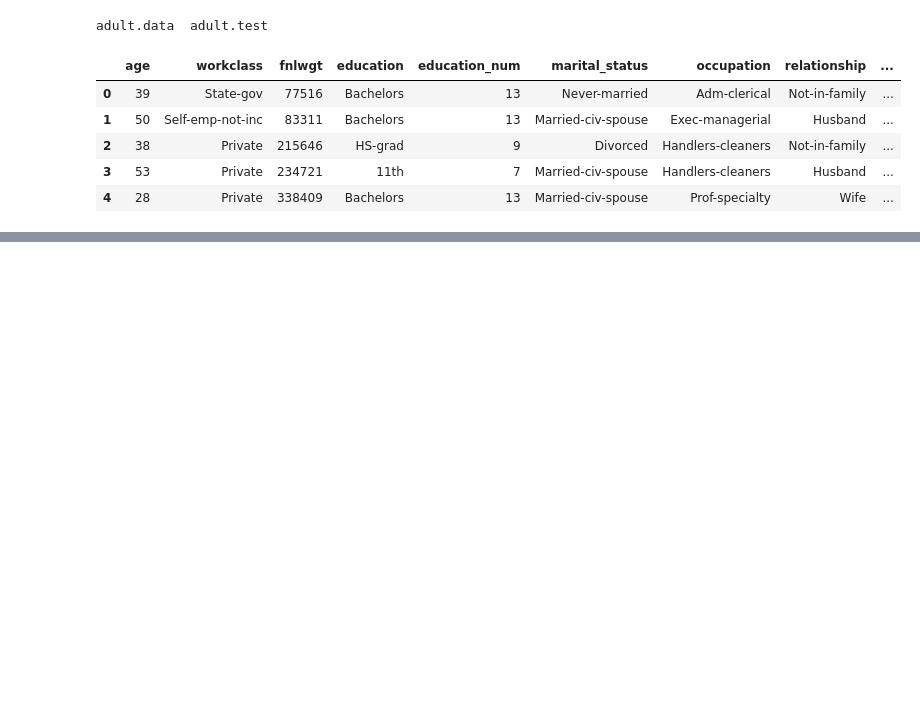
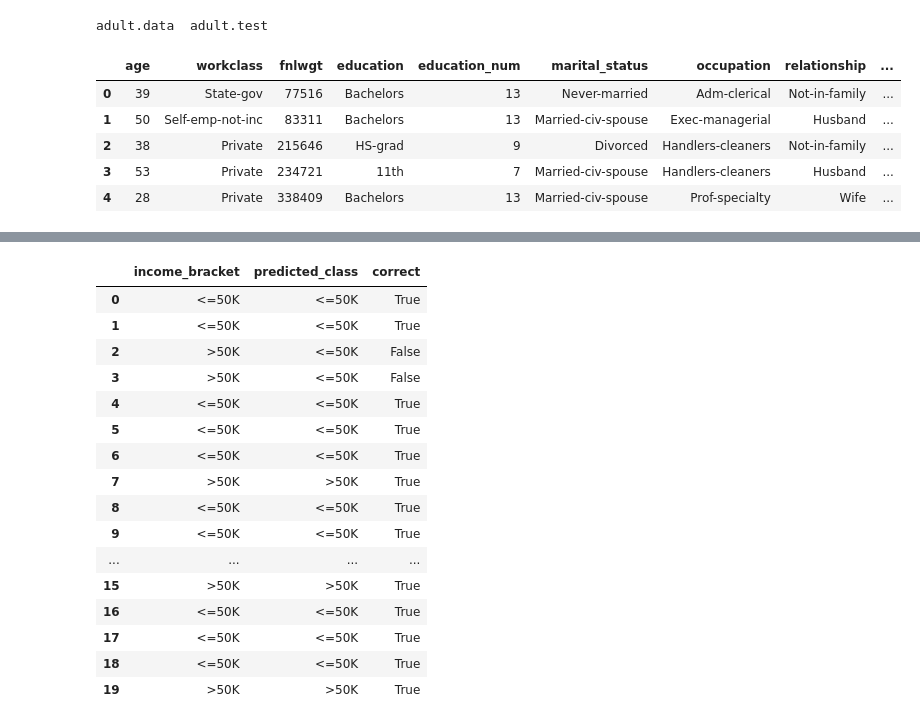
Before and after one commit to HUSTneeb/GoogleColabCode, a Jupyter notebook: TensorFlowLearning11.ipynb, the cells around one changed output, grey strips where cells are left out. Cells and saved outputs as stored; diff of their text form; code cells hidden in the pictures; blank space fills up the shorter version.

```diff
--- a/TensorFlowLearning11.ipynb
+++ b/TensorFlowLearning11.ipynb
@@ -106,0 +336,12 @@ RuntimeError: ignored
+# %%
+train_inpf=functools.partial(census_dataset.input_fn,train_file,
+                            num_epochs=40,shuffle=True,batch_size=64)
+
+model.train(train_inpf)
+clear_output()
+results=model.evaluate(test_inpf)
+
+clear_output()
+
+for key,value in sorted(results.items()):
+  print(key,':',value)
@@ -106,0 +360,38 @@ RuntimeError: ignored
+# %%
+import numpy as np
+predict_df=test_df[:20].copy()
+
+pred_iter=model.predict(
+lambda:easy_input_function(predict_df,label_key='income_bracket',
+                         num_epochs=1,shuffle=False,batch_size=10))
+
+classes=np.array(['<=50K','>50K'])
+pred_class_id=[]
+
+for pred_dict in pred_iter:
+  pred_class_id.append(pred_dict['class_ids'])
+
+predict_df['predicted_class']=classes[np.array(pred_class_id)]
+predict_df['correct']=predict_df['predicted_class']==predict_df['income_bracket']
+
+clear_output()
+
+predict_df[['income_bracket','predicted_class','correct']]
+# %% [output]
+|  | income_bracket | predicted_class | correct |
+| 0 | <=50K | <=50K | True |
+| 1 | <=50K | <=50K | True |
+| 2 | >50K | <=50K | False |
+| 3 | >50K | <=50K | False |
+| 4 | <=50K | <=50K | True |
+| 5 | <=50K | <=50K | True |
+| 6 | <=50K | <=50K | True |
+| 7 | >50K | >50K | True |
+| 8 | <=50K | <=50K | True |
+| 9 | <=50K | <=50K | True |
+| ... | ... | ... | ... |
+| 15 | >50K | >50K | True |
+| 16 | <=50K | <=50K | True |
+| 17 | <=50K | <=50K | True |
+| 18 | <=50K | <=50K | True |
+| 19 | >50K | >50K | True |
```
Also changed, not shown: parts of 24 cells of this notebook.
